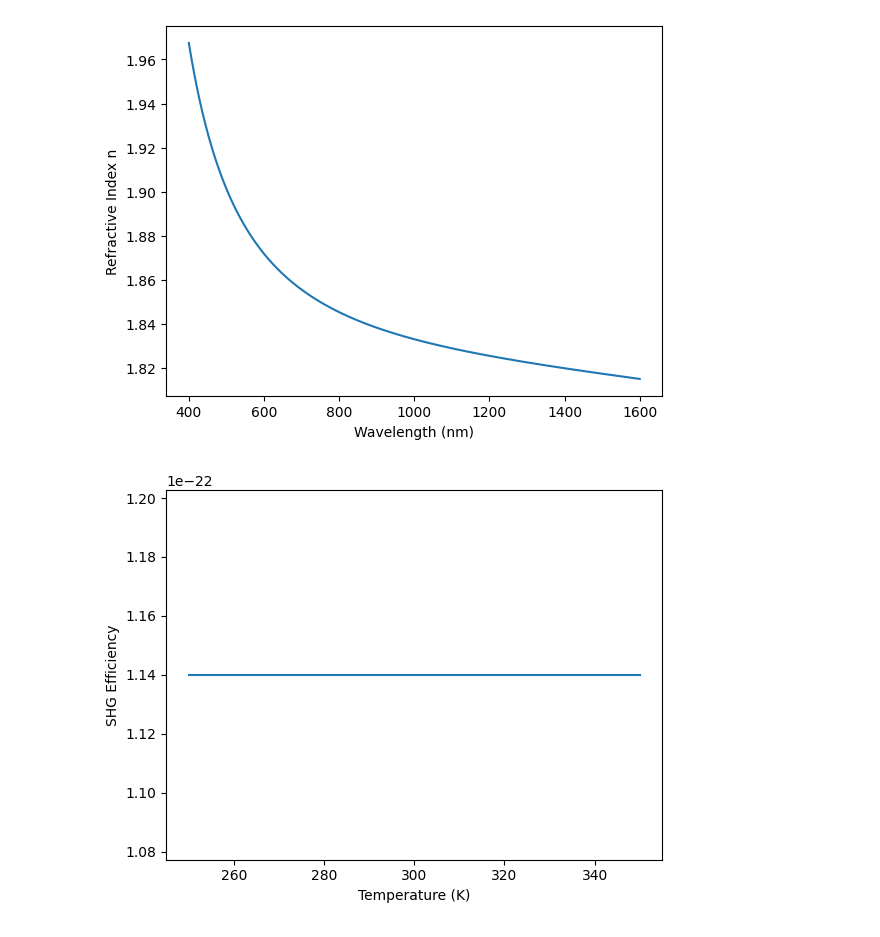
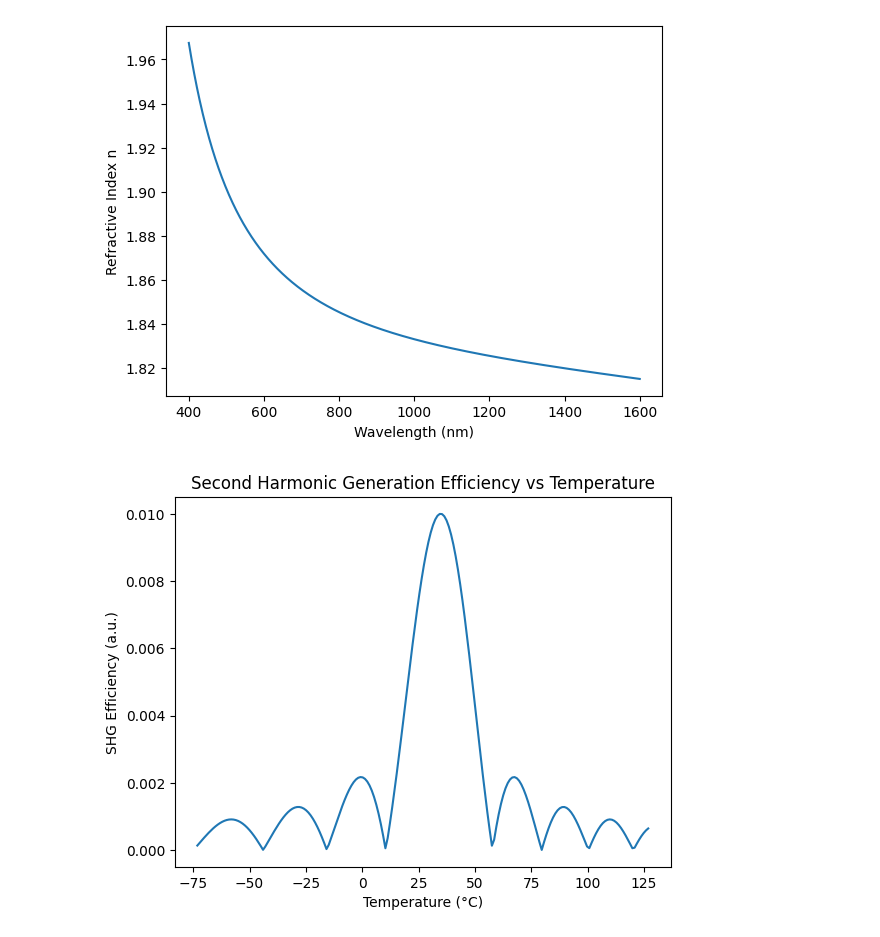
Before and after one commit to qpit/Eskild-Project-2026, a Jupyter notebook: main_document.ipynb, the cells around one changed output. Drawn from its saved outputs; the diff is of its cells as text; code cells hidden in the pictures.

Commit message:
Added plotting of SHG power in (a.u). Seems correct.

```diff
--- a/main_document.ipynb
+++ b/main_document.ipynb
@@ -77,27 +77,30 @@ ax.plot(wavelengths, n_values)
 [<matplotlib.lines.Line2D at 0x...>]
 [figure]
 # %%
-temperature = np.linspace(250, 350, 100)  # Temperature in Kelvin
+temperature = np.linspace(200, 400, 200)  # Temperature in Kelvin
 #Frequency for 1550 nm
 wavelengths = np.array([1550, 775])  # Wavelengths in nm
-frequencies = 3e8 / (wavelengths * 1e-9)  # Frequencies in Hz
+c = 299792458
+frequencies = c / (wavelengths * 1e-9)  # Frequencies in Hz
 omegas = 2 * np.pi * frequencies  # Angular frequencies in rad/s
 n_value_list = []
 for i in tq.tqdm(range(len(wavelengths))):
     n_values = refractive_index_total(temperature, A, B, C, D, E, F, a1_list, a2_list, np.array([wavelengths[i]]))
     n_value_list.append(n_values)
 n_value_array = np.array(n_value_list)
-Lambda_0 = 5e-6  # Poling period of the crystal in meters
+Lambda_0 = 24.701e-6  # Poling period of the crystal in meters
 T_ref = 25 + 273.15  # Reference temperature in Kelvin
 a_z = 8.7e-6 #C^-1, Linear thermal expansion coefficient for KTP. Taken from Shai Emanueli and Ady Arie
-QPM = quasi_phase_mismatch(omegas[0], omegas[1], n_value_array[0,:], n_value_array[1,:], Lambda_0, T_ref, a_z, temperature)
-L = 10e-3  # Crystal length in meters
+QPM = quasi_phase_mismatch(n_value_array[1,:], omegas[1], n_value_array[0,:], omegas[0], Lambda_0, temperature, T_ref, a_z)
+L = 405*Lambda_0
 SHG_efficiency = second_harmonic_output(QPM, L)  # Crystal length in meters, Input intensity in W/m^2
 # %%
 fig, ax = plt.subplots()
-ax.set_xlabel("Temperature (K)")
-ax.set_ylabel("SHG Efficiency")
-ax.plot(temperature, SHG_efficiency)
+ax.set_xlabel("Temperature (°C)")
+ax.set_ylabel("SHG Efficiency (a.u.)")
+ax.plot(temperature - 273.15, SHG_efficiency)
+ax.set_title("Second Harmonic Generation Efficiency vs Temperature")
+# ax.set_ylim(-100, 100) # Removed to allow autoscaling
 plt.show()
 # %% [output]
-[figure, old version]
+[figure, new version]
```
